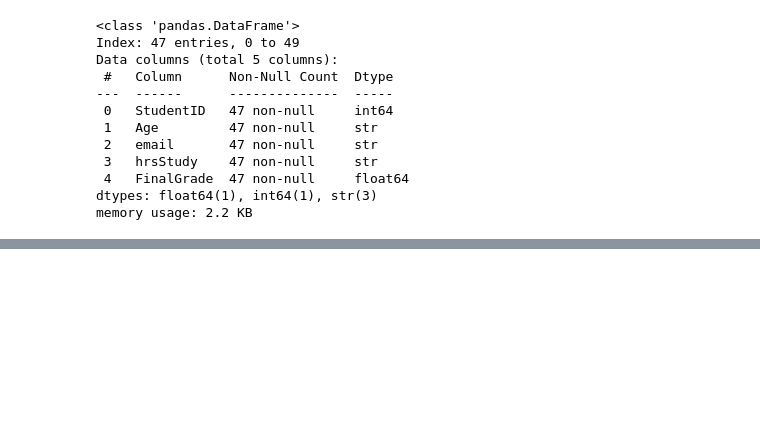
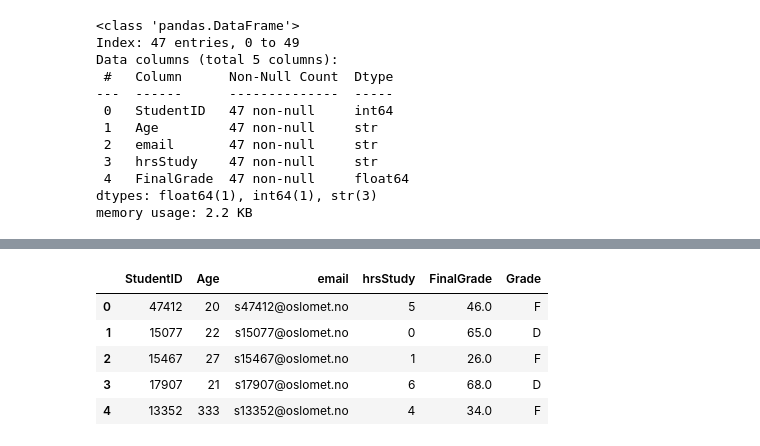
Before and after one commit to maryan396/Dave3625-2026, a Jupyter notebook: Lab2/lab2.ipynb, the cells around one changed output, grey strips where cells are left out. Saved outputs shown, nothing was run; the diff lists cells and outputs as text; code cells hidden in the pictures; blank space fills up the shorter version.

```diff
--- a/Lab2/lab2.ipynb
+++ b/Lab2/lab2.ipynb
@@ -49,0 +66,25 @@ memory usage: 2.2 KB
+# %%
+#TASK4
+def to_grade(score):
+    if score > 90:
+        return 'A'
+    elif score > 80:
+        return 'B'
+    elif score > 70:
+        return 'C'
+    elif score > 60:
+        return 'D'
+    elif score > 50:
+        return 'E'
+    else:
+        return 'F'
+
+df['Grade'] = df['FinalGrade'].apply(to_grade)
+df.head()
+# %% [output]
+|  | StudentID | Age | email | hrsStudy | FinalGrade | Grade |
+| 0 | 47412 | 20 | s47412@oslomet.no | 5 | 46.0 | F |
+| 1 | 15077 | 22 | s15077@oslomet.no | 0 | 65.0 | D |
+| 2 | 15467 | 27 | s15467@oslomet.no | 1 | 26.0 | F |
+| 3 | 17907 | 21 | s17907@oslomet.no | 6 | 68.0 | D |
+| 4 | 13352 | 333 | s13352@oslomet.no | 4 | 34.0 | F |
```
Also changed, not shown: parts of 2 cells of this notebook.
